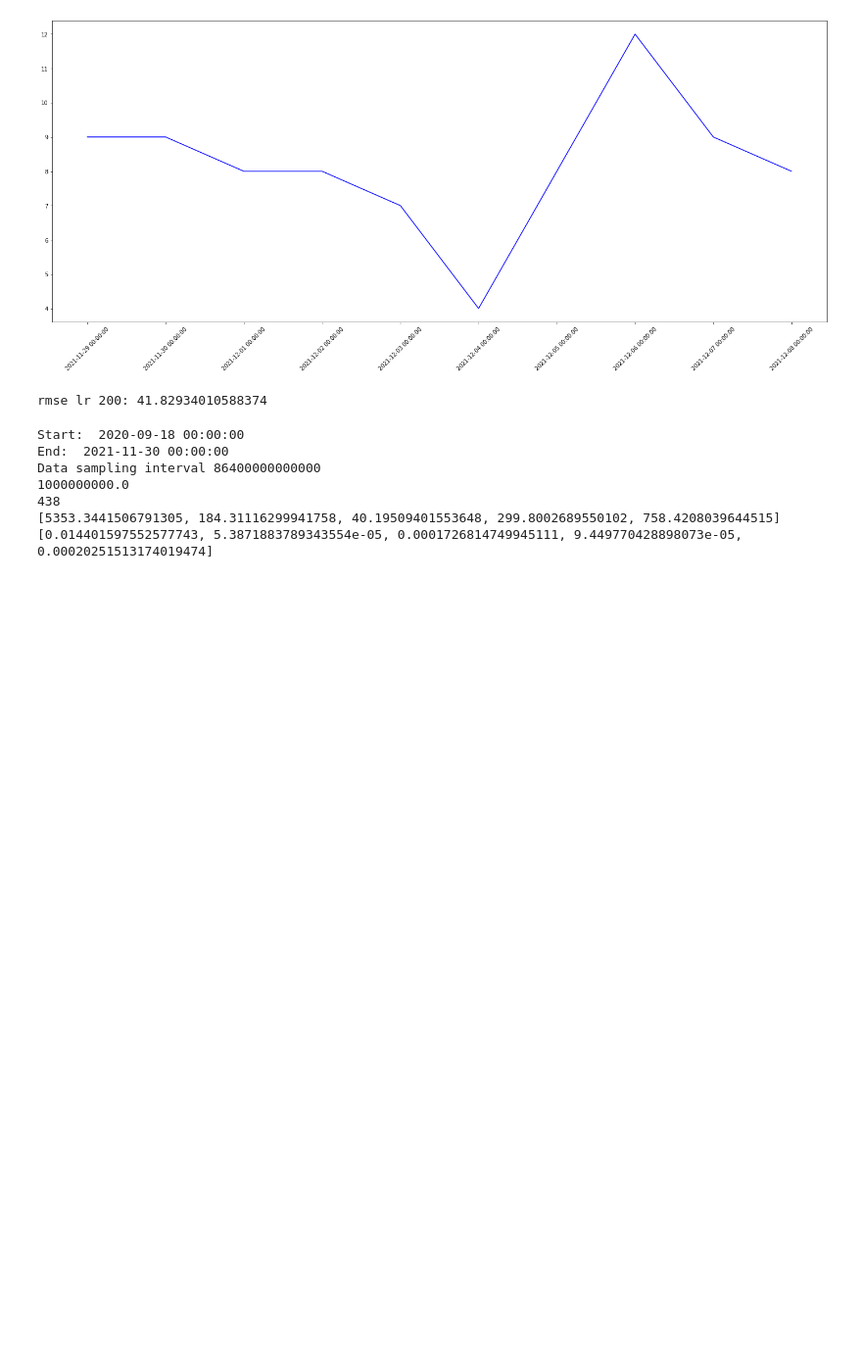
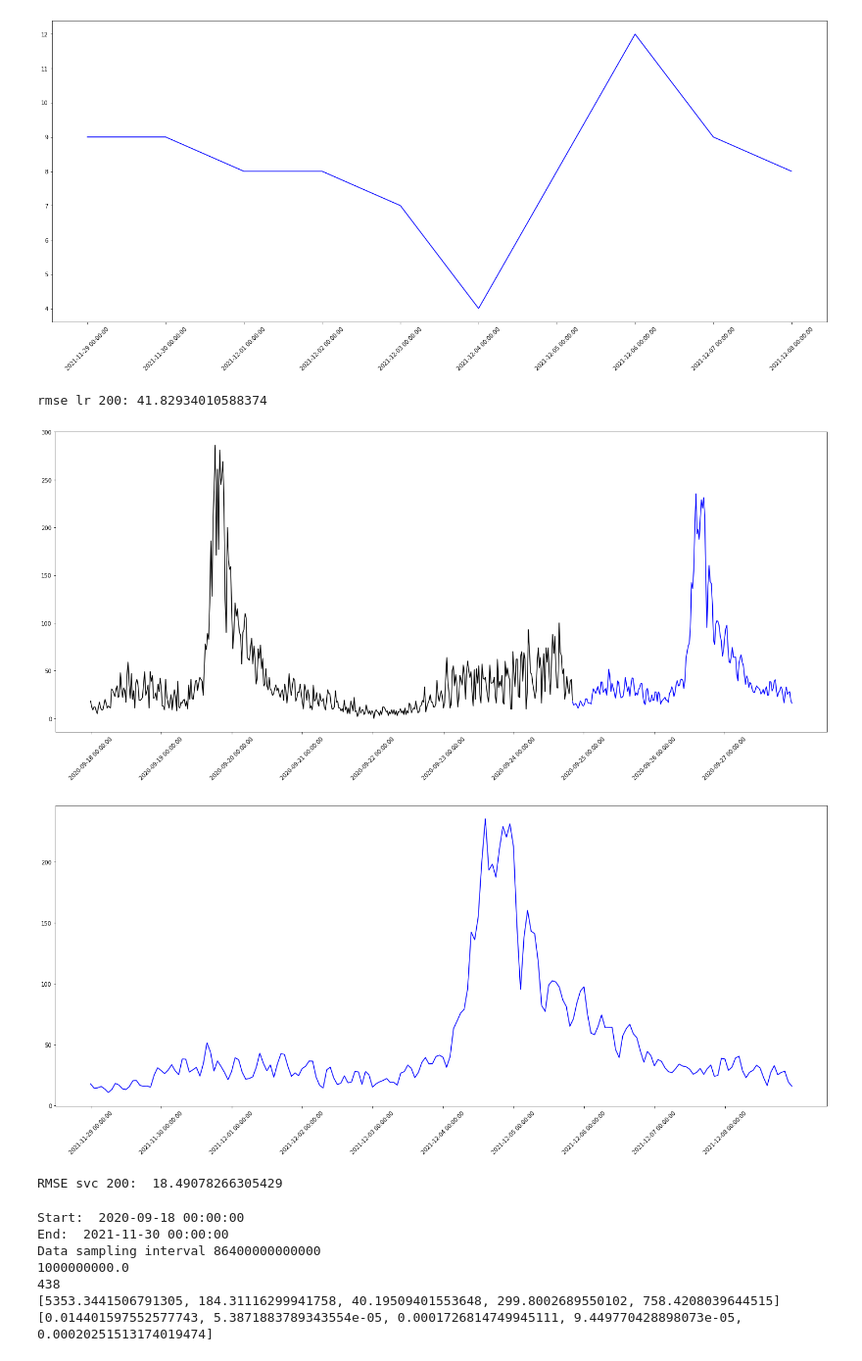
Before and after one commit to Vindhya07/ML_Covid_TimeSeries, a Jupyter notebook: Covid_timeseries.ipynb, the cells around one changed output. Shown at 98% size. Cells and saved outputs as stored; diff of their text form; code cells hidden in the pictures; blank space fills up the shorter version.

Commit message:
added linear regression for comparison

```diff
--- a/Covid_timeseries.ipynb
+++ b/Covid_timeseries.ipynb
@@ -502,6 +502,10 @@ rmse lr 200: 41.82934010588374
 # %%
-# rmse_svr = train_predict_SVC(200, 1, 2, 1)
-# print("RMSE svc 200: ", rmse_svr)
+rmse_linear = train_predict_LinearRegression(200, 1, 2, 1)
+print("RMSE svc 200: ", rmse_linear)
+# %% [output]
+[figure, added]
+[figure, added]
+RMSE svc 200:  18.49078266305429
 # %%
 def Ridge_Performance(i1, i2):
   start=pd.to_datetime(df2['Date'][i1])
```
Also changed, not shown: parts of 9 cells of this notebook, 1 other file.
